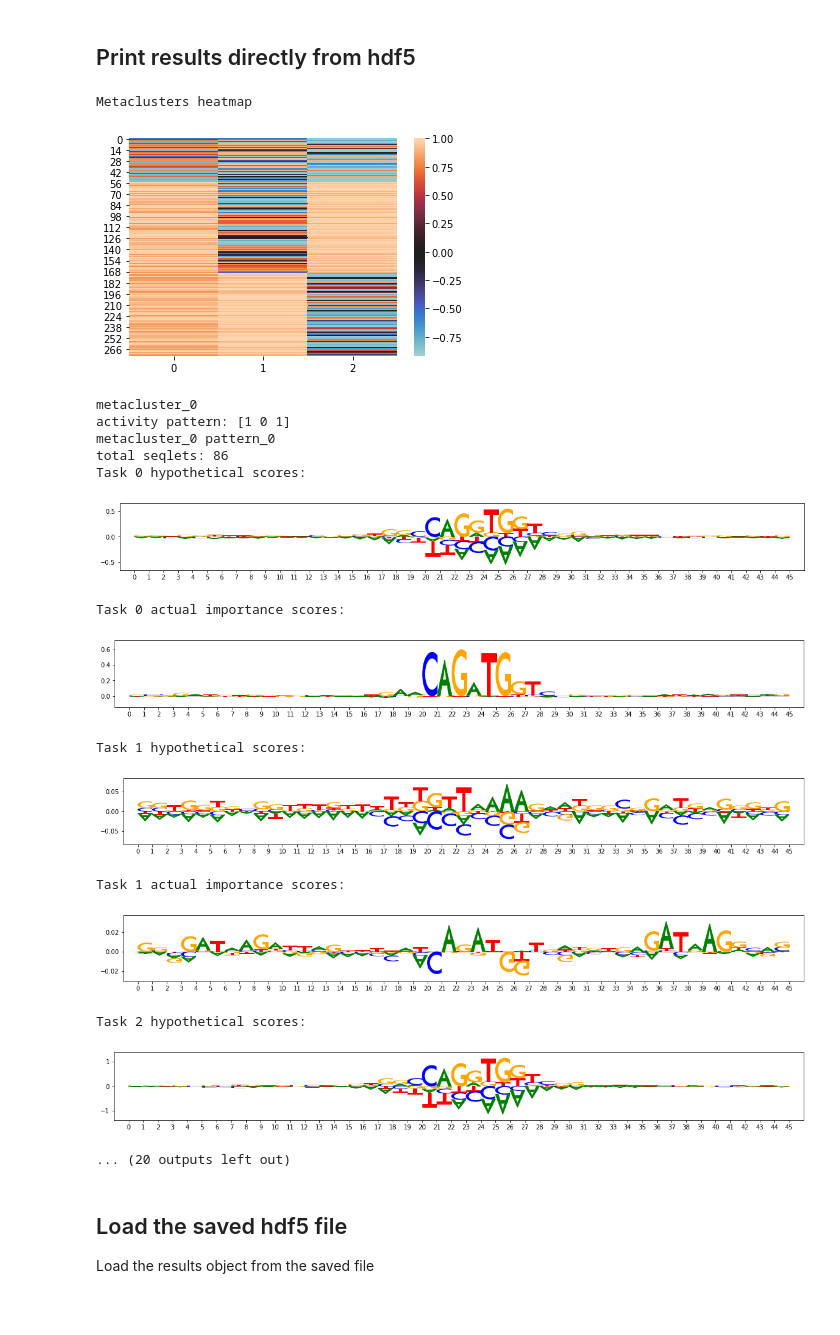
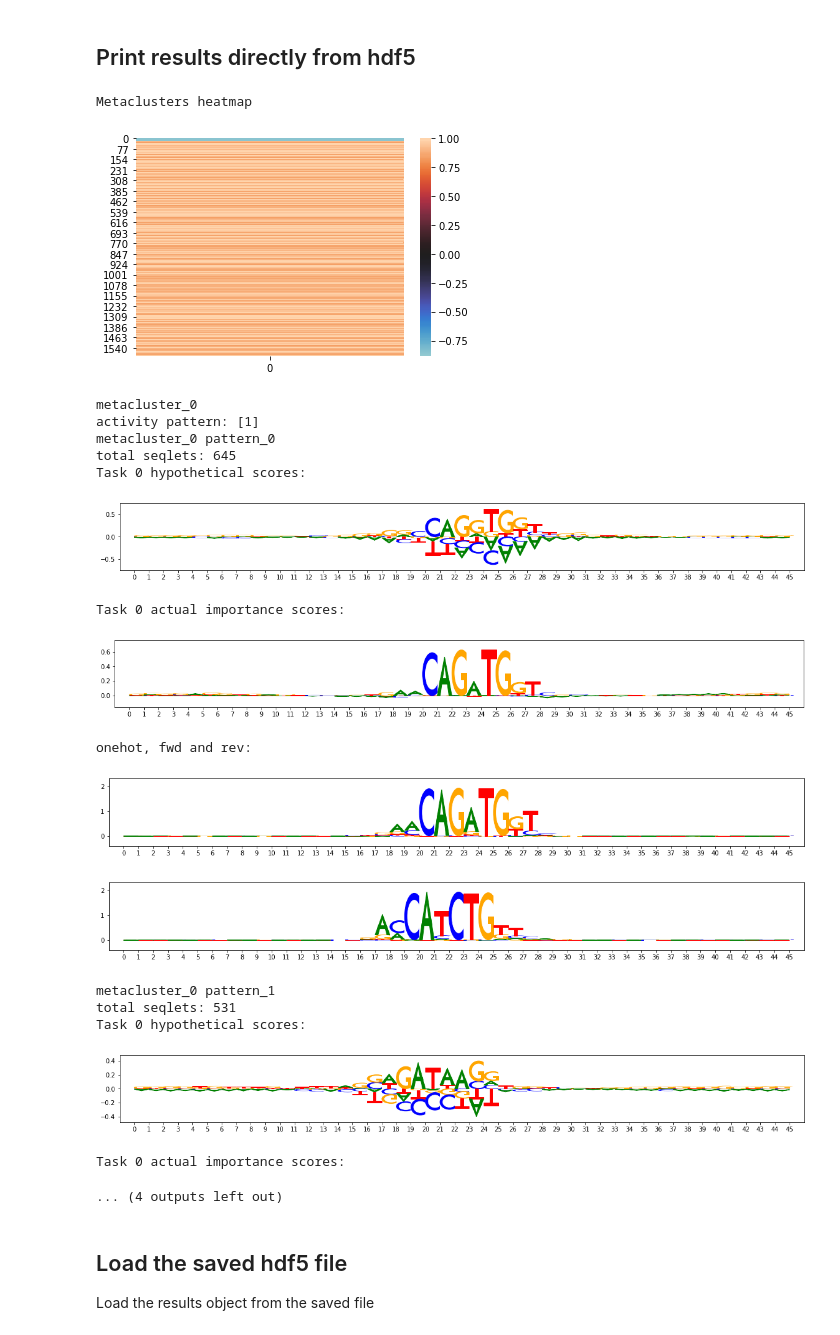
Before and after one commit to kundajelab/tfmodisco, a Jupyter notebook: examples/simulated_TAL_GATA_deeplearning/TF_MoDISco_TAL_GATA.ipynb, the cells around one changed output. Saved outputs shown, nothing was run; the diff lists cells and outputs as text; code cells hidden in the pictures; blank space fills up the shorter version.

```diff
--- a/examples/simulated_TAL_GATA_deeplearning/TF_MoDISco_TAL_GATA.ipynb
+++ b/examples/simulated_TAL_GATA_deeplearning/TF_MoDISco_TAL_GATA.ipynb
@@ -370,57 +347,59 @@ all_patterns = []
 background = np.array([0.27, 0.23, 0.23, 0.27])
 
 for metacluster_name in metacluster_names:
     print(metacluster_name)
     metacluster_grp = (hdf5_results["metacluster_idx_to_submetacluster_results"]
                                    [metacluster_name])
     print("activity pattern:",metacluster_grp["activity_pattern"][:])
     all_pattern_names = [x.decode("utf-8") for x in
                          list(metacluster_grp["seqlets_to_patterns_result"]
                                              ["patterns"]["all_pattern_names"][:])]
     if (len(all_pattern_names)==0):
         print("No motifs found for this activity pattern")
     for pattern_name in all_pattern_names:
         print(metacluster_name, pattern_name)
         all_patterns.append((metacluster_name, pattern_name))
         pattern = metacluster_grp["seqlets_to_patterns_result"]["patterns"][pattern_name]
         print("total seqlets:",len(pattern["seqlets_and_alnmts"]["seqlets"]))
         print("Task 0 hypothetical scores:")
         viz_sequence.plot_weights(pattern["task0_hypothetical_contribs"]["fwd"])
         print("Task 0 actual importance scores:")
         viz_sequence.plot_weights(pattern["task0_contrib_scores"]["fwd"])
-        print("Task 1 hypothetical scores:")
-        viz_sequence.plot_weights(pattern["task1_hypothetical_contribs"]["fwd"])
-        print("Task 1 actual importance scores:")
-        viz_sequence.plot_weights(pattern["task1_contrib_scores"]["fwd"])
-        print("Task 2 hypothetical scores:")
-        viz_sequence.plot_weights(pattern["task2_hypothetical_contribs"]["fwd"])
-        print("Task 2 actual importance scores:")
-        viz_sequence.plot_weights(pattern["task2_contrib_scores"]["fwd"])
+        #print("Task 1 hypothetical scores:")
+        #viz_sequence.plot_weights(pattern["task1_hypothetical_contribs"]["fwd"])
+        #print("Task 1 actual importance scores:")
+        #viz_sequence.plot_weights(pattern["task1_contrib_scores"]["fwd"])
+        #print("Task 2 hypothetical scores:")
+        #viz_sequence.plot_weights(pattern["task2_hypothetical_contribs"]["fwd"])
+        #print("Task 2 actual importance scores:")
+        #viz_sequence.plot_weights(pattern["task2_contrib_scores"]["fwd"])
         print("onehot, fwd and rev:")
         viz_sequence.plot_weights(viz_sequence.ic_scale(np.array(pattern["sequence"]["fwd"]),
                                                         background=background))
         viz_sequence.plot_weights(viz_sequence.ic_scale(np.array(pattern["sequence"]["rev"]),
                                                         background=background))
 
 hdf5_results.close()
 # %% [output]
 Metaclusters heatmap
-[figure, old version]
+[figure, new version]
 metacluster_0
-activity pattern: [1 0 1]
+activity pattern: [1]
 metacluster_0 pattern_0
-total seqlets: 86
+total seqlets: 645
 Task 0 hypothetical scores:
-[figure, old version]
+[figure, new version]
 Task 0 actual importance scores:
-[figure, old version]
+[figure, new version]
-Task 1 hypothetical scores:
+onehot, fwd and rev:
-[figure, old version]
+[figure, new version]
+[figure, new version]
-Task 1 actual importance scores:
+metacluster_0 pattern_1
+total seqlets: 531
+Task 0 hypothetical scores:
-[figure, old version]
+[figure, new version]
-Task 2 hypothetical scores:
+Task 0 actual importance scores:
-[figure, old version]
-... (20 outputs left out)
+... (4 outputs left out)
 # %% [markdown]
 ## Load the saved hdf5 file
 Load the results object from the saved file
```
Also changed, not shown: parts of 2 cells of this notebook, 2 other files.
